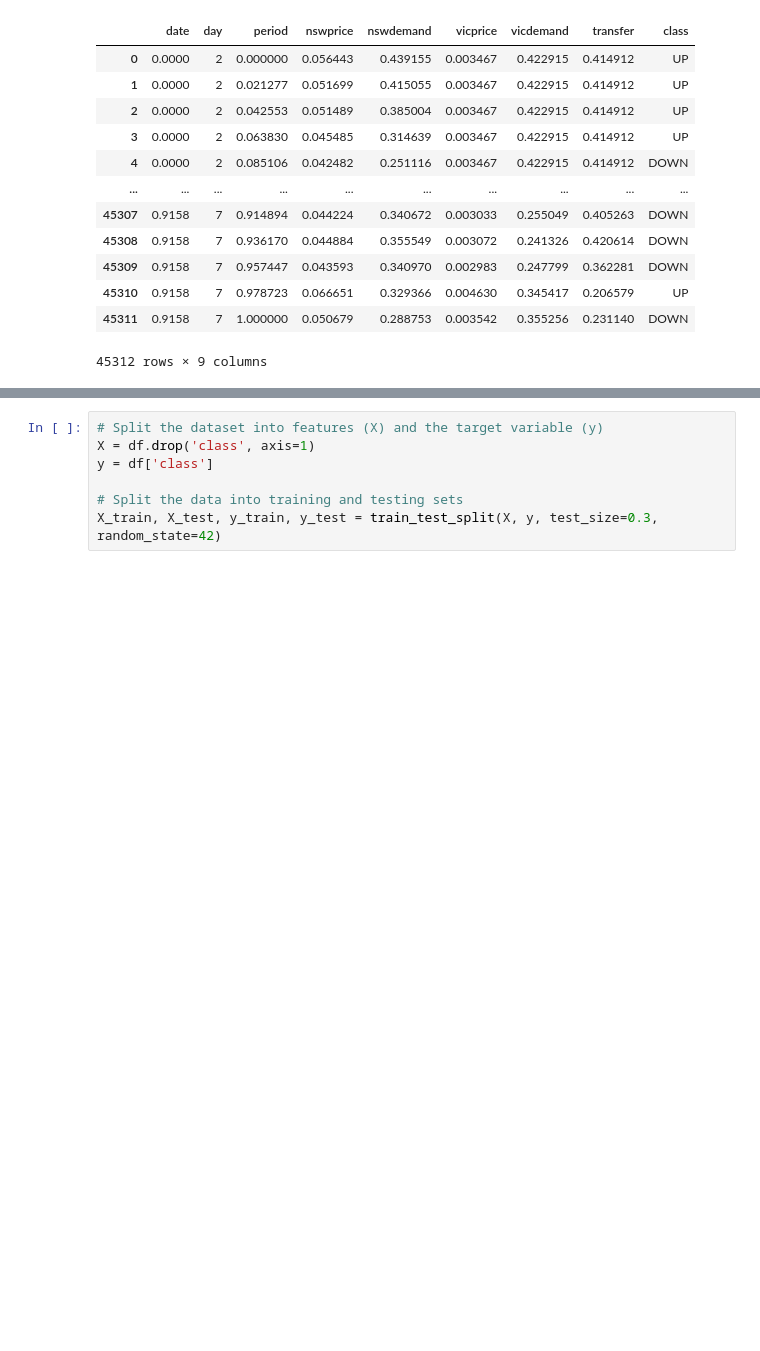
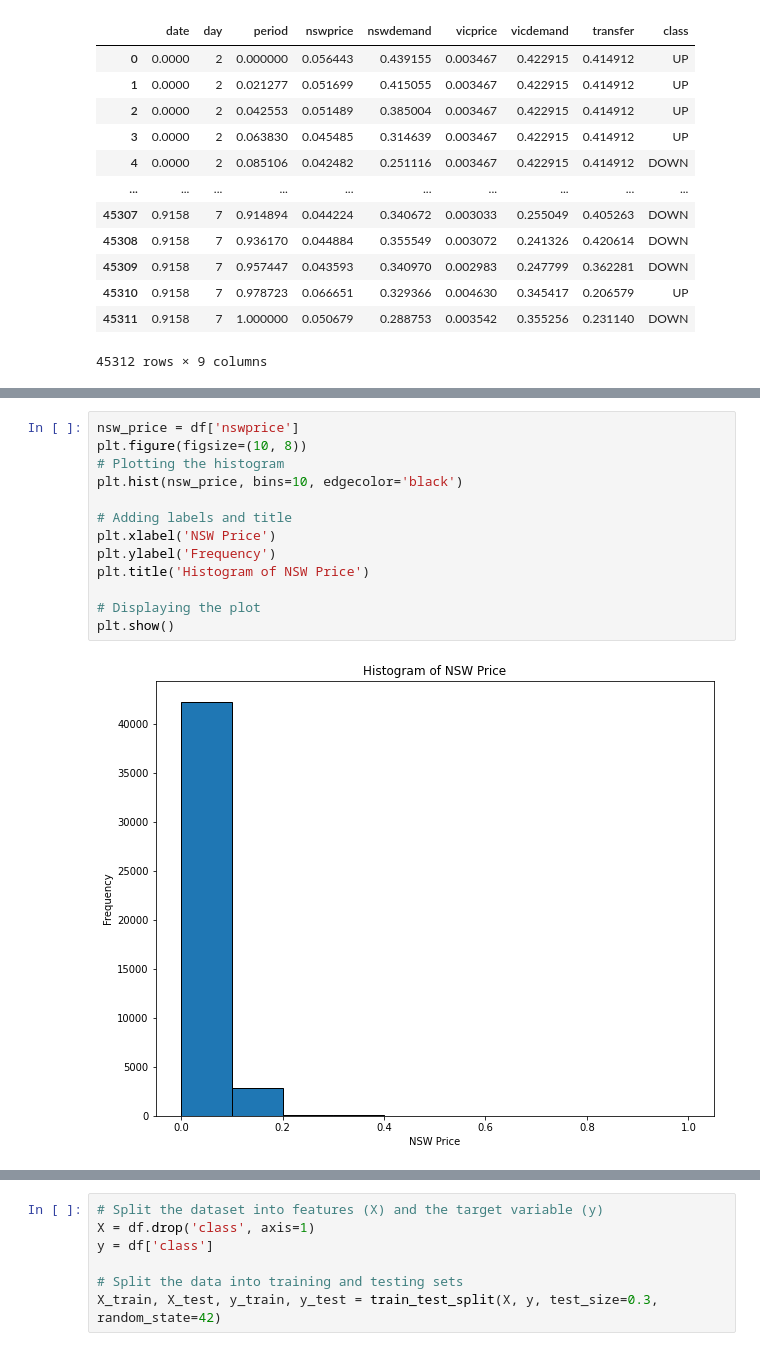
Before and after one commit to LucasMazza42/AusElectrical, a Jupyter notebook: electricPricePredict.ipynb, the cells around one changed output, grey strips where cells are left out. Drawn from its saved outputs; the diff is of its cells as text; blank space fills up the shorter version.

```diff
--- a/electricPricePredict.ipynb
+++ b/electricPricePredict.ipynb
@@ -46,0 +65,15 @@ print(len(UP))
+# %%
+nsw_price = df['nswprice']
+plt.figure(figsize=(10, 8))
+# Plotting the histogram
+plt.hist(nsw_price, bins=10, edgecolor='black')
+
+# Adding labels and title
+plt.xlabel('NSW Price')
+plt.ylabel('Frequency')
+plt.title('Histogram of NSW Price')
+
+# Displaying the plot
+plt.show()
+# %% [output]
+[figure, added]
```
Also changed, not shown: parts of 14 cells of this notebook.
